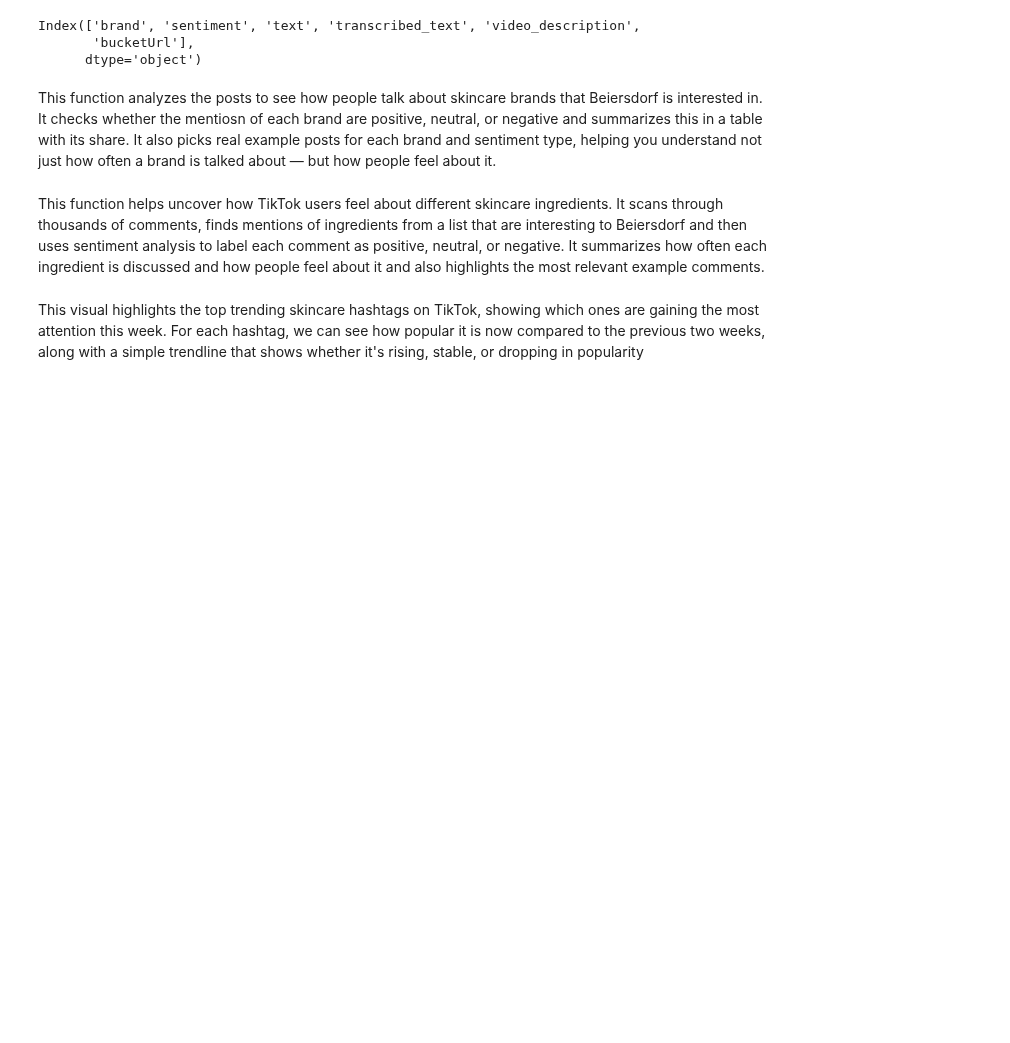
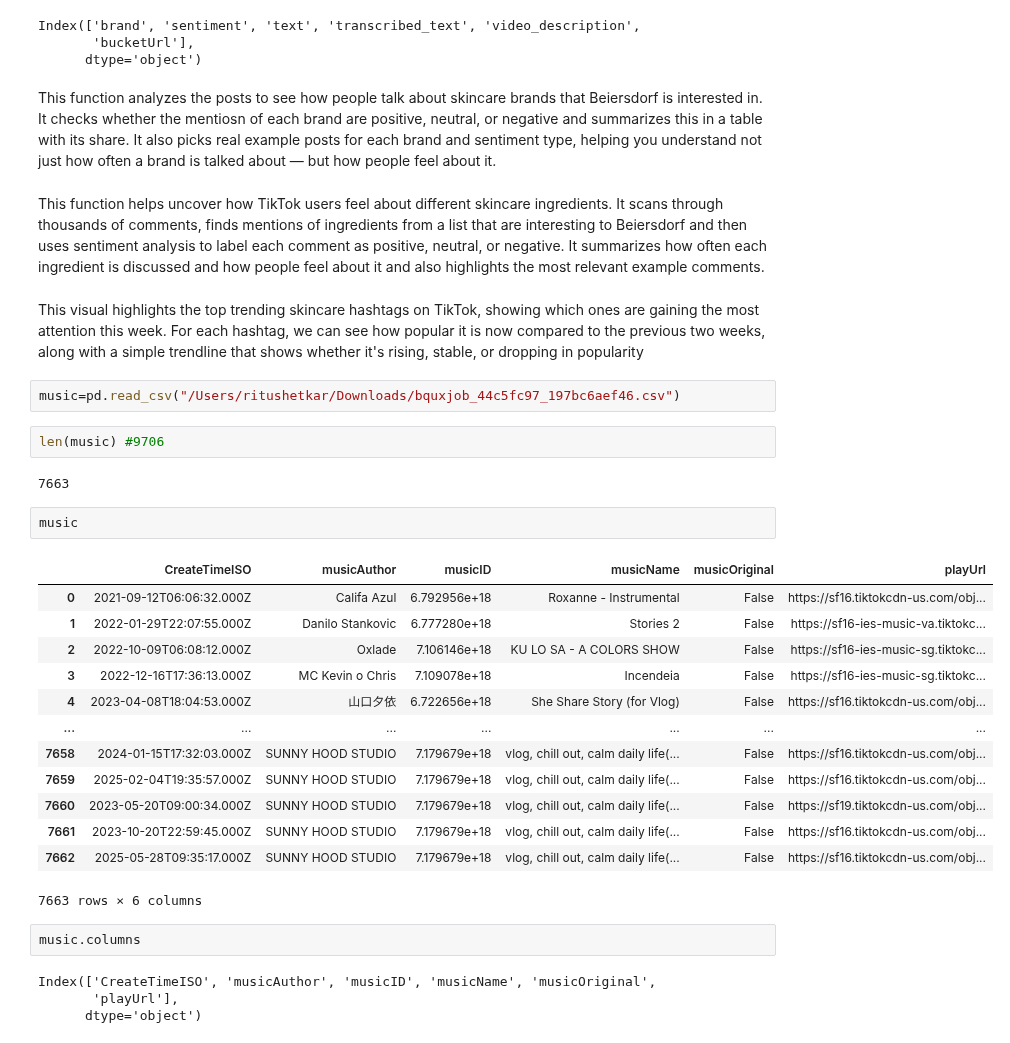
Before and after one commit to Hannah1171/skincare_analysis, a Jupyter notebook: skincare/scripts/test.ipynb, the cells around one changed output. Cells and saved outputs as stored; diff of their text form; blank space fills up the shorter version.

```diff
--- a/skincare/scripts/test.ipynb
+++ b/skincare/scripts/test.ipynb
@@ -1091,3 +1091,31 @@ This function analyzes the posts to see how people talk about skincare brands th
 This function helps uncover how TikTok users feel about different skincare ingredients. It scans through thousands of comments, finds mentions of ingredients from a list that are interesting to Beiersdorf and then uses sentiment analysis to label each comment as positive, neutral, or negative. It summarizes how often each ingredient is discussed and how people feel about it and also highlights the most relevant example comments.
 # %% [markdown]
 This visual highlights the top trending skincare hashtags on TikTok, showing which ones are gaining the most attention this week. For each hashtag, we can see how popular it is now compared to the previous two weeks, along with a simple trendline that shows whether it's rising, stable, or dropping in popularity
+# %%
+music=pd.read_csv("/Users/ritushetkar/Downloads/bquxjob_44c5fc97_197bc6aef46.csv")
+# %%
+len(music) #9706
+# %% [output]
+7663
+# %%
+music
+# %% [output]
+|  | CreateTimeISO | musicAuthor | musicID | musicName | musicOriginal | playUrl |
+| 0 | 2021-09-12T06:06:32.000Z | Califa Azul | 6.792956e+18 | Roxanne - Instrumental | False | https://sf16.tiktokcdn-us.com/obj... |
+| 1 | 2022-01-29T22:07:55.000Z | Danilo Stankovic | 6.777280e+18 | Stories 2 | False | https://sf16-ies-music-va.tiktokc... |
+| 2 | 2022-10-09T06:08:12.000Z | Oxlade | 7.106146e+18 | KU LO SA - A COLORS SHOW | False | https://sf16-ies-music-sg.tiktokc... |
+| 3 | 2022-12-16T17:36:13.000Z | MC Kevin o Chris | 7.109078e+18 | Incendeia | False | https://sf16-ies-music-sg.tiktokc... |
+| 4 | 2023-04-08T18:04:53.000Z | 山口夕依 | 6.722656e+18 | She Share Story (for Vlog) | False | https://sf16.tiktokcdn-us.com/obj... |
+| ... | ... | ... | ... | ... | ... | ... |
+| 7658 | 2024-01-15T17:32:03.000Z | SUNNY HOOD STUDIO | 7.179679e+18 | vlog, chill out, calm daily life(... | False | https://sf16.tiktokcdn-us.com/obj... |
+| 7659 | 2025-02-04T19:35:57.000Z | SUNNY HOOD STUDIO | 7.179679e+18 | vlog, chill out, calm daily life(... | False | https://sf16.tiktokcdn-us.com/obj... |
+| 7660 | 2023-05-20T09:00:34.000Z | SUNNY HOOD STUDIO | 7.179679e+18 | vlog, chill out, calm daily life(... | False | https://sf19.tiktokcdn-us.com/obj... |
+| 7661 | 2023-10-20T22:59:45.000Z | SUNNY HOOD STUDIO | 7.179679e+18 | vlog, chill out, calm daily life(... | False | https://sf16.tiktokcdn-us.com/obj... |
+| 7662 | 2025-05-28T09:35:17.000Z | SUNNY HOOD STUDIO | 7.179679e+18 | vlog, chill out, calm daily life(... | False | https://sf16.tiktokcdn-us.com/obj... |
+7663 rows × 6 columns
+# %%
+music.columns
+# %% [output]
+Index(['CreateTimeISO', 'musicAuthor', 'musicID', 'musicName', 'musicOriginal',
+       'playUrl'],
+      dtype='object')
```
Also changed, not shown: parts of 5 cells of this notebook, 4 other files.
